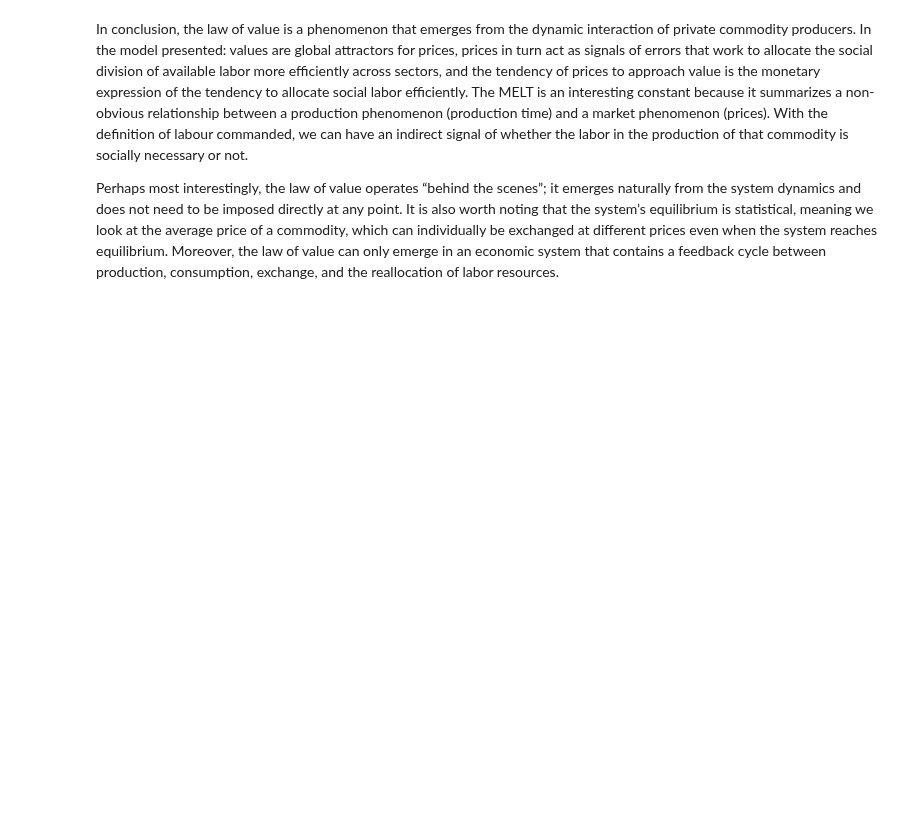
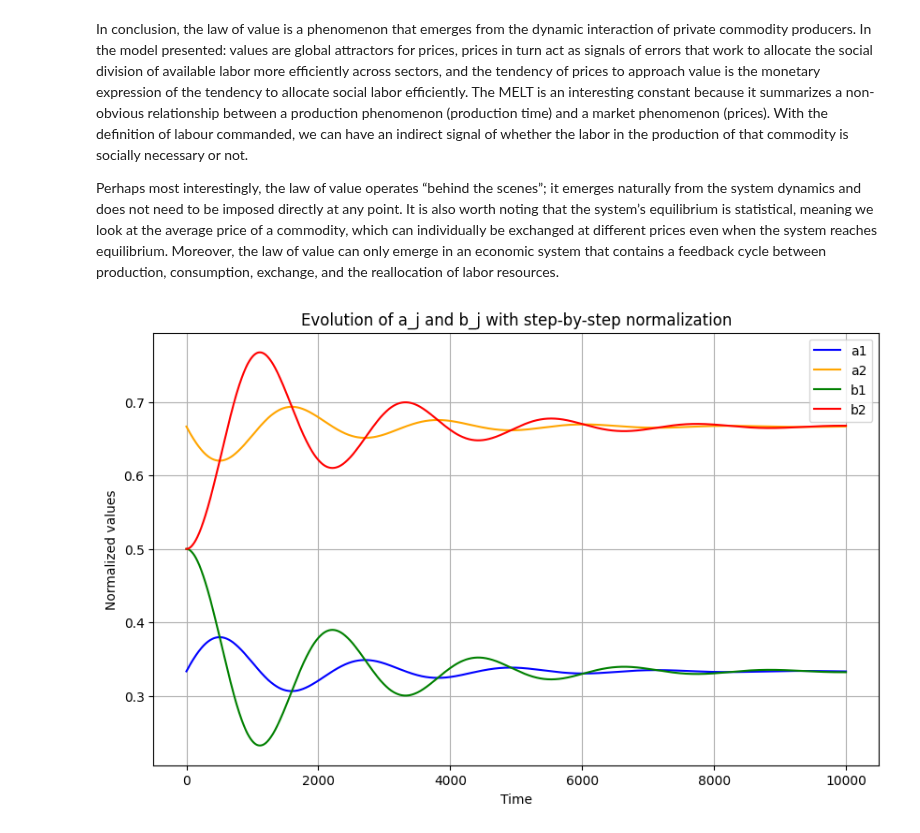
Before and after one commit to jdansb/Econophysics, a Jupyter notebook: files/Statistical_approximation_of_the_law_of_value_(EBM).ipynb, the cells around one changed output. Drawn from its saved outputs; the diff is of its cells as text; code cells hidden in the pictures; blank space fills up the shorter version.

```diff
--- a/files/Statistical_approximation_of_the_law_of_value_(EBM).ipynb
+++ b/files/Statistical_approximation_of_the_law_of_value_(EBM).ipynb
@@ -376,4 +376,93 @@ The law of value is a dynamic theory of labor allocation based on the tendency o
 In conclusion, the law of value is a phenomenon that emerges from the dynamic interaction of private commodity producers. In the model presented: values are global attractors for prices, prices in turn act as signals of errors that work to allocate the social division of available labor more efficiently across sectors, and the tendency of prices to approach value is the monetary expression of the tendency to allocate social labor efficiently. The MELT is an interesting constant because it summarizes a non-obvious relationship between a production phenomenon (production time) and a market phenomenon (prices). With the definition of labour commanded, we can have an indirect signal of whether the labor in the production of that commodity is socially necessary or not.
 
 Perhaps most interestingly, the law of value operates “behind the scenes”; it emerges naturally from the system dynamics and does not need to be imposed directly at any point. It is also worth noting that the system’s equilibrium is statistical, meaning we look at the average price of a commodity, which can individually be exchanged at different prices even when the system reaches equilibrium. Moreover, the law of value can only emerge in an economic system that contains a feedback cycle between production, consumption, exchange, and the reallocation of labor resources.
+# %%
+import numpy as np
+from scipy.integrate import solve_ivp
+import matplotlib.pyplot as plt
+
+
+# System parameters
+psi = 0.1
+gamma = 0.01
+M = 1.0
+omega = 0.01
+N = 1.0
+l = np.array([1,2])  # l1, l2
+c = np.array([3, 3])   # c1, c2
+
+# Initial conditions
+a0 = np.array([1/3, 2/3])  # a1(0), a2(0)
+b0 = np.array([0.5, 0.5])  # b1(0), b2(0)
+y0 = np.concatenate((a0, b0))  # Initial state vector
+
+# Model
+def model(t, y):
+    a1, a2, b1, b2 = y
+    S = (l[0]*b1)/(c[0]*a1) + (l[1]*b2)/(c[1]*a2)
+    da1dt = psi*gamma*M*(b1 - a1*S)
+    da2dt = psi*gamma*M*(b2 - a2*S)
+    db1dt = -omega*N*(a1/l[0] - 1/c[0])
+    db2dt = -omega*N*(a2/l[1] - 1/c[1])
+    return [da1dt, da2dt, db1dt, db2dt]
+
+#N(M) is just a quantity of workers (money). The total quantity of workers (money) at any given moment is not necessarily constant. In equilibrium, only Σaj=1 is guaranteed, since in equilibrium aj=lj/cj and we define the parameters cj and lk such that Σlj/cj=1. Outside of equilibrium, there is no guarantee that Σaj=bj=1.
+
+#This is an additional and special constraint. All other constraints depend on the parameters, but this constraint is a set of additional equations beyond the system of differential equations.
+
+#To ensure this constraint, we will apply normalization at each step.
+#Note: It is possible to improve accuracy, but I believe the result is sufficient.
+
+# Normalization
+def normalize(y):
+    y = y.copy()
+    a_total = y[0] + y[1]
+    b_total = y[2] + y[3]
+    y[0] /= a_total
+    y[1] /= a_total
+    y[2] /= b_total
+    y[3] /= b_total
+    return y
+
+#I think that another option is to use the restriction to reduce the dimensions of the system in two equations, writing the last one as the one minus the sum of the others. So, if we've got L commodity, we don't have 2L equations, but 2L-2. I guess this is the most elegant solution, and I thought of it late, so I'll just put this note here.
+
+# Initial state
+y = y0
+t0, tf, dt = 0, 10000, 0.01
+t_values = [t0]
+y_values = [y]
+
+t = t0
+while t < tf:
+    # Integrate a small step
+    sol = solve_ivp(model, [t, t+dt], y, method='RK45')
+    y_new = sol.y[:, -1]
+
+    # Normalize before storing and using as initial condition
+    y_new = normalize(y_new)
+
+    # Store and update for the next step
+    y_values.append(y_new)
+    y = y_new
+    t += dt
+    t_values.append(t)
+
+# Convert to array
+y_values = np.array(y_values)
+t_values = np.array(t_values)
+
+# Plot
+plt.figure(figsize=(10,6))
+plt.plot(t_values, y_values[:,0], label='a1', color='blue')
+plt.plot(t_values, y_values[:,1], label='a2', color='orange')
+plt.plot(t_values, y_values[:,2], label='b1', color='green')
+plt.plot(t_values, y_values[:,3], label='b2', color='red')
+plt.xlabel('Time')
+plt.ylabel('Normalized values')
+plt.title('Evolution of a_j and b_j with step-by-step normalization')
+plt.legend()
+plt.grid(True)
+plt.show()
+# %% [output]
+[figure, added]
 # %%
```
Also changed, not shown: parts of 1 cell of this notebook.
